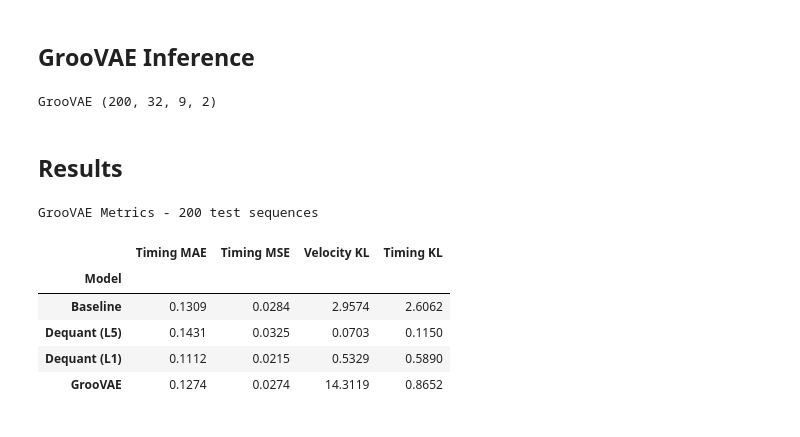
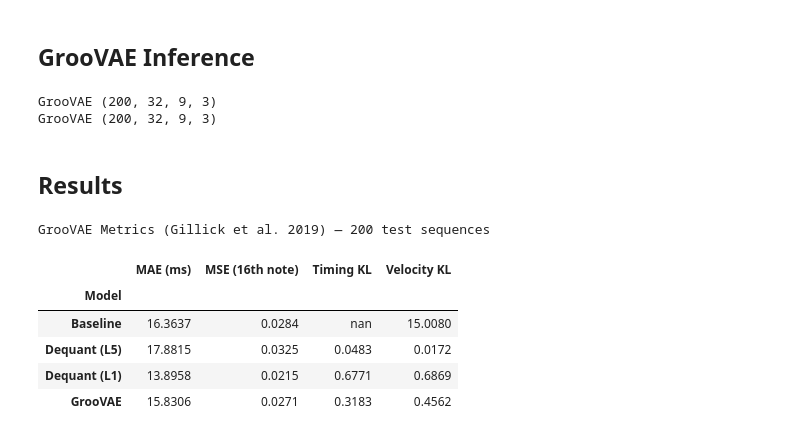
Before and after one commit to amonbenson/dequant, a Jupyter notebook: notebooks/compute_quantitative_metrics.ipynb, the cells around one changed output. Saved outputs shown, nothing was run; the diff lists cells and outputs as text; code cells hidden in the pictures.

```diff
--- a/notebooks/compute_quantitative_metrics.ipynb
+++ b/notebooks/compute_quantitative_metrics.ipynb
@@ -57,7 +57,7 @@ DEVICE = "cuda" if torch.cuda.is_available() else "cpu"
 EVAL_SEQ_LEN = 32
 N_SAMPLES = 200  # number of test sequences (one per track for diversity)
 TEMPO_BPM = 120
-N_BINS = 32  # histogram bins for KL metrics
+STEPS_PER_BEAT = CONFIG.model.drums.steps_per_beat  # = 4; used in KL grouping and MAE unit convers
 
 print(f"Device: {DEVICE}")
 print(f"Checkpoint: {CHECKPOINT_PATH}")
@@ -241,9 +254,6 @@ Baseline (200, 32, 9, 2)
 
 Feeds the hit-only sequence into `Predictor.process_sequence()` and extracts the predicted (offset, velocity) output.
 # %%
-pred_dequant_l1 = None
-pred_dequant = None
-
 def run_dequant(gt_hov: np.ndarray, checkpoint_path: Path, device: str) -> np.ndarray:
     """
     Run the Dequant transformer on each test sequence.
@@ -385,7 +393,8 @@ def run_groovae_external(gt_hov):
     input_midis: list[str] = []
     for hov in gt_hov:
         quantised = hov.copy()
-        quantised[..., 1] = 0.0
+        quantised[..., 1] = 0.0  # no offset
+        quantised[..., 2] = quantised[..., 0] * 0.8  # uniform velocity at hit positions
 
         midi_obj = converter.hov_to_midi(quantised, tempo_bpm=TEMPO_BPM)
         midi_buf = io.BytesIO()
@@ -414,6 +423,9 @@ def run_groovae_external(gt_hov):
     predictions = []
 
     for midi_b64 in output_midis:
+        if not midi_b64:  # sample failed in magenta script
+            predictions.append(np.zeros((T, I, 3), dtype=np.float32))
+            continue
         midi_data = base64.b64decode(midi_b64)
         try:
             buf = io.BytesIO()
@@ -422,55 +434,65 @@ def run_groovae_external(gt_hov):
             midi_obj = pretty_midi.PrettyMIDI(buf)
             result_hov, _ = converter.midi_to_hov(midi_obj, tempo_bpm=TEMPO_BPM)
 
+            # Preserve full HOV [hit, offset, velocity] so callers can use
+            # GrooVAE's own hit mask when computing KL metrics.
             t = min(len(result_hov), T)
-            ov = np.zeros((T, I, 2), dtype=np.float32)
-            ov[:t] = result_hov[:t, :, 1:3]
-            predictions.append(ov)
+            hov_out = np.zeros((T, I, 3), dtype=np.float32)
+            hov_out[:t] = result_hov[:t]
+            predictions.append(hov_out)
 
         except Exception as e:
-            raise RuntimeError(f"Warning: MIDI conversion failed ({e})")
+            print(f"Warning: MIDI conversion failed ({e})")
+            predictions.append(np.zeros((T, I, 3), dtype=np.float32))
 
-    return np.stack(predictions).astype(np.float32)
+    pred_groovae_hov = np.stack(predictions).astype(np.float32)
+    print(f"GrooVAE {pred_groovae_hov.shape}")
+    return pred_groovae_hov
 
 
-pred_groovae = run_groovae_external(gt_hov)
-print(f"GrooVAE {pred_groovae.shape}")
+pred_groovae_hov = run_groovae_external(gt_hov)
+print(f"GrooVAE {pred_groovae_hov.shape}")
 # %% [output]
-GrooVAE (200, 32, 9, 2)
+GrooVAE (200, 32, 9, 3)
+GrooVAE (200, 32, 9, 3)
 # %% [markdown]
 ## Results
 # %%
-# Collect all predictions
+# Baseline and Dequant always predict at GT hit positions -> pred_hit_mask=None.
+# GrooVAE may place hits differently -> pass its own hit mask so KL compares
+# independent distributions, matching the paper's "aggregate all predicted notes".
+
 model_preds = {
-    "Baseline": pred_baseline,
-    "Dequant (L5)":  pred_dequant,
+    "Baseline": (pred_baseline, None),
+    "Dequant (L5)": (pred_dequant, None),
+    "Dequant (L1)": (pred_dequant_l1, None),
+    "GrooVAE": (pred_groovae_hov[..., 1:3], pred_groovae_hov[..., 0] > 0.5),
 }
-if pred_dequant_l1 is not None:
-    model_preds["Dequant (L1)"] = pred_dequant_l1
-if pred_groovae is not None:
-    model_preds["GrooVAE"] = pred_groovae
 
-metrics = {name: compute_all_metrics(pred, gt_hov) for name, pred in model_preds.items()}
+metrics = {
+    name: compute_all_metrics(pred_ov, gt_hov, pred_hit_mask)
+    for name, (pred_ov, pred_hit_mask) in model_preds.items()
+}
 
 df = pd.DataFrame(metrics).T
 df.index.name = "Model"
 
 df.style \
     .format("{:.4f}") \
-    .set_caption(f"GrooVAE Metrics - {N_SAMPLES} test sequences") \
+    .set_caption(f"GrooVAE Metrics (Gillick et al. 2019) — {N_SAMPLES} test sequences") \
     .set_table_styles([
         {"selector": "caption", "props": [("font-weight", "bold"), ("font-size", "1.1em"), ("padding-bottom", "6px")]},
         {"selector": "th", "props": [("text-align", "center")]},
         {"selector": "td", "props": [("text-align", "right"), ("padding", "4px 12px")]},
     ])
 # %% [output]
-GrooVAE Metrics - 200 test sequences
+GrooVAE Metrics (Gillick et al. 2019) — 200 test sequences
-|  | Timing MAE | Timing MSE | Velocity KL | Timing KL |
+|  | MAE (ms) | MSE (16th note) | Timing KL | Velocity KL |
 | Model |  |  |  |  |
-| Baseline | 0.1309 | 0.0284 | 2.9574 | 2.6062 |
-| Dequant (L5) | 0.1431 | 0.0325 | 0.0703 | 0.1150 |
-| Dequant (L1) | 0.1112 | 0.0215 | 0.5329 | 0.5890 |
-| GrooVAE | 0.1274 | 0.0274 | 14.3119 | 0.8652 |
+| Baseline | 16.3637 | 0.0284 | nan | 15.0080 |
+| Dequant (L5) | 17.8815 | 0.0325 | 0.0483 | 0.0172 |
+| Dequant (L1) | 13.8958 | 0.0215 | 0.6771 | 0.6869 |
+| GrooVAE | 15.8306 | 0.0271 | 0.3183 | 0.4562 |
 # %%
 import matplotlib.pyplot as plt
 
```
Also changed, not shown: parts of 5 cells of this notebook.
